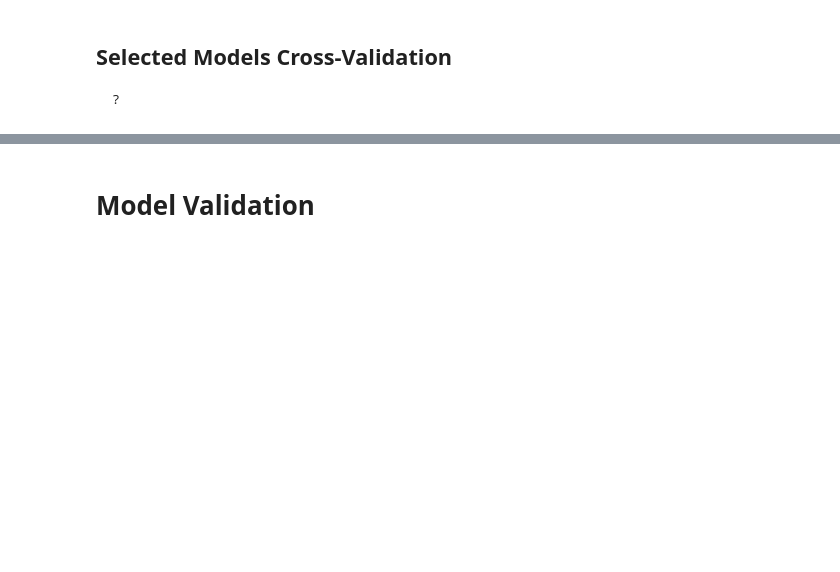
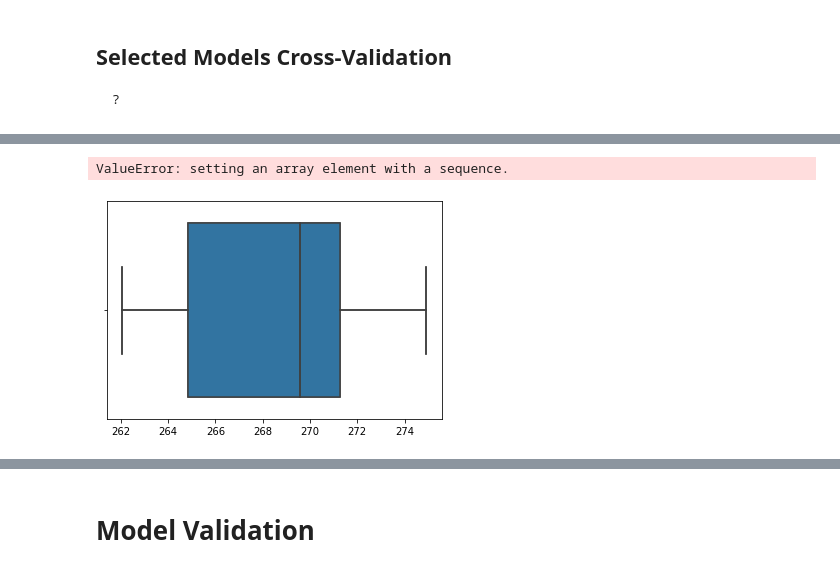
Before and after one commit to DidierRLopes/UnivariateTimeSeriesForecast, a Jupyter notebook: ARIMA.ipynb, the cells around one changed output, grey strips where cells are left out. Drawn from its saved outputs; the diff is of its cells as text; code cells hidden in the pictures; blank space fills up the shorter version.

```diff
--- a/ARIMA.ipynb
+++ b/ARIMA.ipynb
@@ -505,0 +580,31 @@ plt.show()
+# %%
+dict_MAE = {}
+
+model_str = 'ARIMA(4, 1, 3)'
+list_mae = list()
+list_mape = list()
+for i in np.arange(len(X)):
+    try:
+        model = ARIMA(X[i], order=parse_tuple(model_str[5:]));
+        model_fit = model.fit(disp=0);
+
+        if (~np.isnan(model_fit.mle_retvals.get('fopt'))):
+            if (isLog):
+                predictions_array = np.e**(model_fit.forecast(steps=stepsToForecast[-1])[0]);
+            else:
+                predictions_array = model_fit.forecast(steps=stepsToForecast[-1])[0];
+
+            mae = horizonMAE(Xcv[i], predictions_array, stepsToForecast)
+            list_mae.append(mae)
+
+            mape = horizonMAPE(Xcv[i], predictions_array, stepsToForecast)
+            list_mape.append(mape)
+
+            print("%d/%d - Success" % (i+1, len(X)));
+        else:
+            print("%d/%d - No" % (i+1, len(X)));
+    except:
+        print("%d/%d - No" % (i+1, len(X)));
+        continue
+
+dict_MAE[model_str] =  {'mae': list_mae, 'mape': list_mape}
@@ -505,0 +680,28 @@ plt.show()
+# %%
+# Plot Mean Absolute Errors of each run
+plt.figure(figsize=(20,5))
+plt.plot(np.arange(len(X))+1, dict_MAE[labels[0]]['mae'], 'bo', markersize=10, label = 'Train')
+plt.plot(np.arange(len(X))+1, dict_MAE[labels[0]]['mae'], 'ro', markersize=10, label = 'Cross-Validation')
+
+plt.legend()
+plt.xlabel('# RUNS')
+plt.ylabel('Average Mean Absolute Error')
+plt.title('Average Mean Absolute Error at each run')
+if (len(X) > 500):
+    plt.xticks(np.arange(0, len(X), 100))
+if (len(X) > 250):
+    plt.xticks(np.arange(0, len(X), 50))
+elif (len(X) > 50):
+    plt.xticks(np.arange(0, len(X), 10))
+else:
+    plt.xticks(np.arange(1, len(X)+1))
+plt.xlim([0, len(X)+1])
+plt.grid()
+# %% [output]
+ValueError: setting an array element with a sequence.
+# %%
+
+sns.boxplot(dict_MAE[labels[0]]['mae'])
+plt.show()
+# %% [output]
+[figure, added]
```
Also changed, not shown: parts of 25 cells of this notebook.
